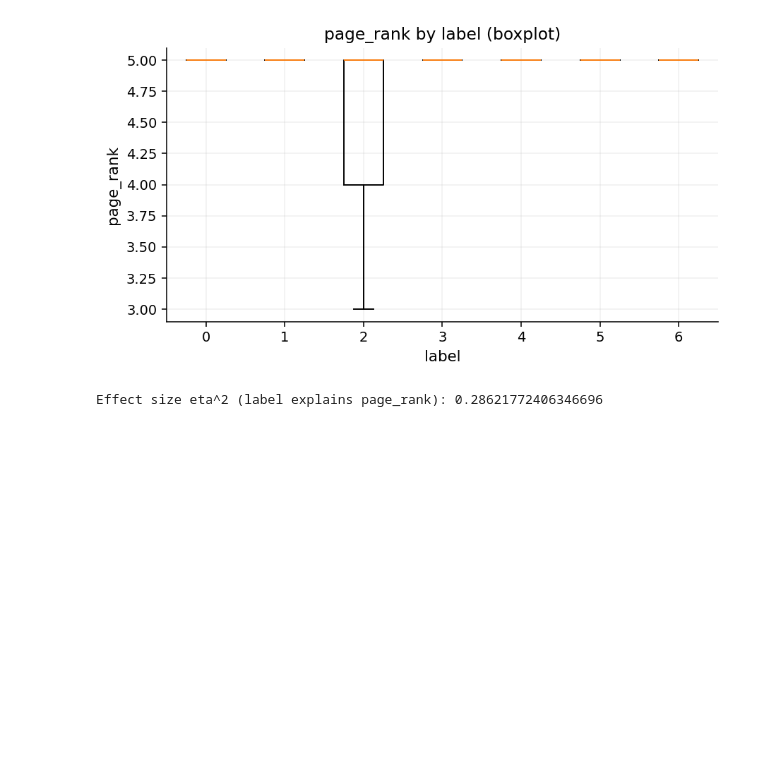
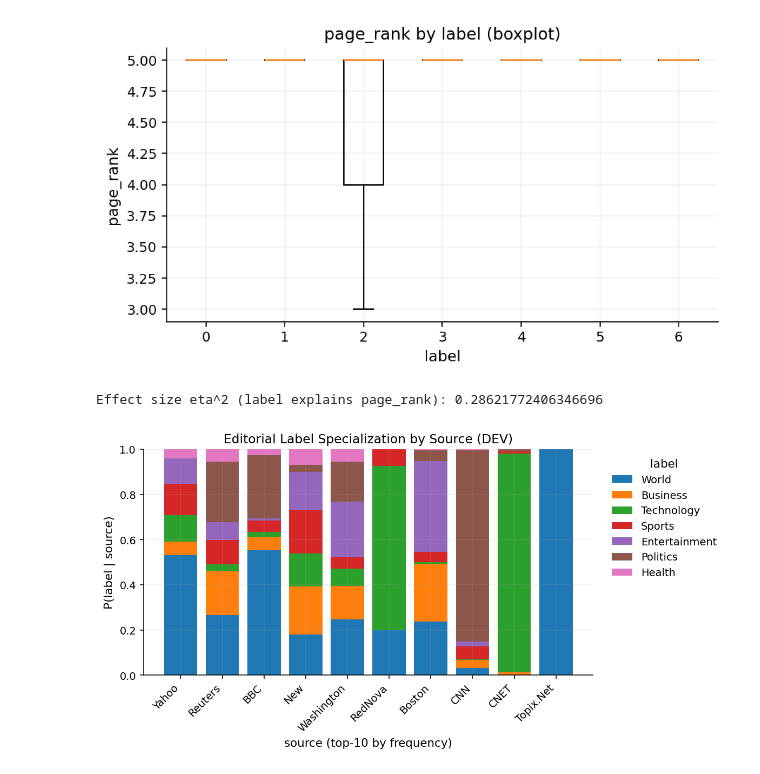
Before and after one commit to snevil/news-article-classification-robust-ensembles, a Jupyter notebook: src/EDA/EDA.ipynb, the cells around one changed output. Drawn from its saved outputs; the diff is of its cells as text; code cells hidden in the pictures; blank space fills up the shorter version.

```diff
--- a/src/EDA/EDA.ipynb
+++ b/src/EDA/EDA.ipynb
@@ -273,3 +300,88 @@ Name: page_rank, dtype: float64
 [figure]
 [figure]
 Effect size eta^2 (label explains page_rank): 0.28621772406346696
+# %%
+import numpy as np
+import pandas as pd
+import matplotlib.pyplot as plt
+
+# =========================
+# Label name mapping
+# =========================
+label_names = {
+	0: "World",
+	1: "Business",
+	2: "Technology",
+	3: "Sports",
+	4: "Entertainment",
+	5: "Politics",
+	6: "Health"
+}
+
+
+# Select top-10 sources by frequency
+
+top_sources = (
+	df_dev["source"]
+	.value_counts()
+	.head(10)
+	.index
+)
+
+df_top = df_dev[df_dev["source"].isin(top_sources)]
+
+
+# Compute P(label | source)
+
+label_source_counts = (
+	df_top
+	.groupby(["source", "label"])
+	.size()
+	.unstack(fill_value=0)
+)
+
+label_source_probs = label_source_counts.div(
+	label_source_counts.sum(axis=1),
+	axis=0
+)
+
+# Sort sources by overall frequency (for nicer ordering)
+label_source_probs = label_source_probs.loc[top_sources]
+
+
+# Plot stacked bar chart
+plt.figure(figsize=(8.5, 4.5))
+
+bottom = np.zeros(len(label_source_probs))
+x = np.arange(len(label_source_probs))
+
+for label in sorted(label_source_probs.columns):
+	plt.bar(
+		x,
+		label_source_probs[label].values,
+		bottom=bottom,
+		label=label_names[label]
+	)
+	bottom += label_source_probs[label].values
+
+plt.xticks(
+	x,
+	label_source_probs.index,
+	rotation=45,
+	ha="right"
+)
+
+plt.ylabel("P(label | source)")
+plt.xlabel("source (top-10 by frequency)")
+plt.title("Editorial Label Specialization by Source (DEV)")
+plt.legend(
+	title="label",
+	bbox_to_anchor=(1.02, 1),
+	loc="upper left",
+	frameon=False
+)
+
+plt.tight_layout()
+plt.show()
+# %% [output]
+[figure, added]
```
Also changed, not shown: parts of 2 cells of this notebook.
